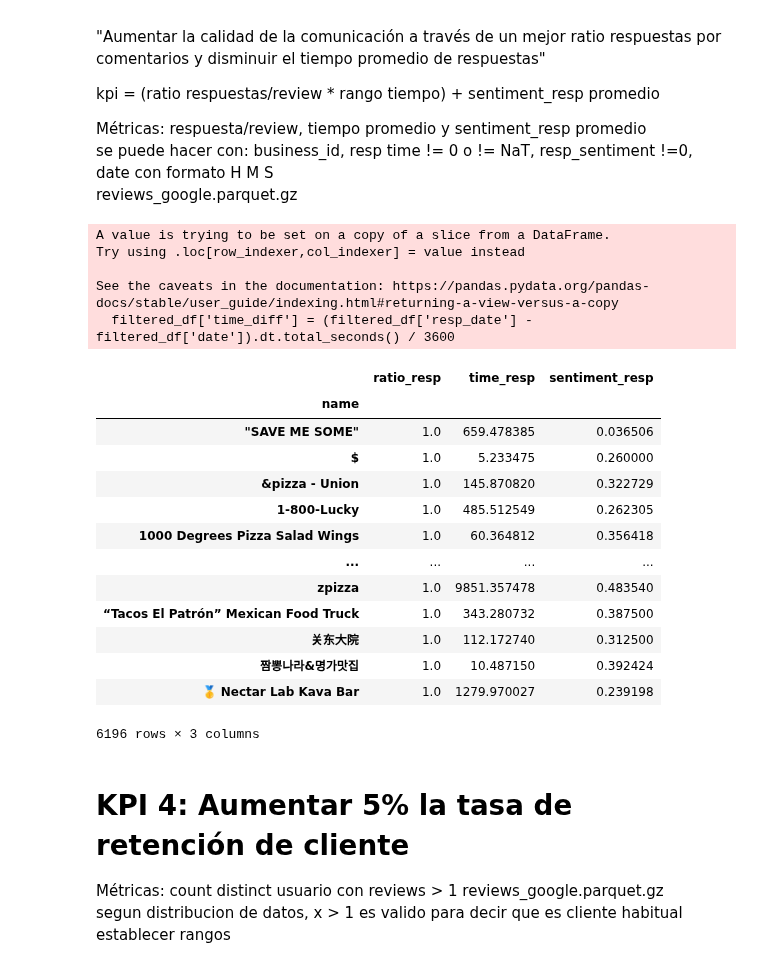
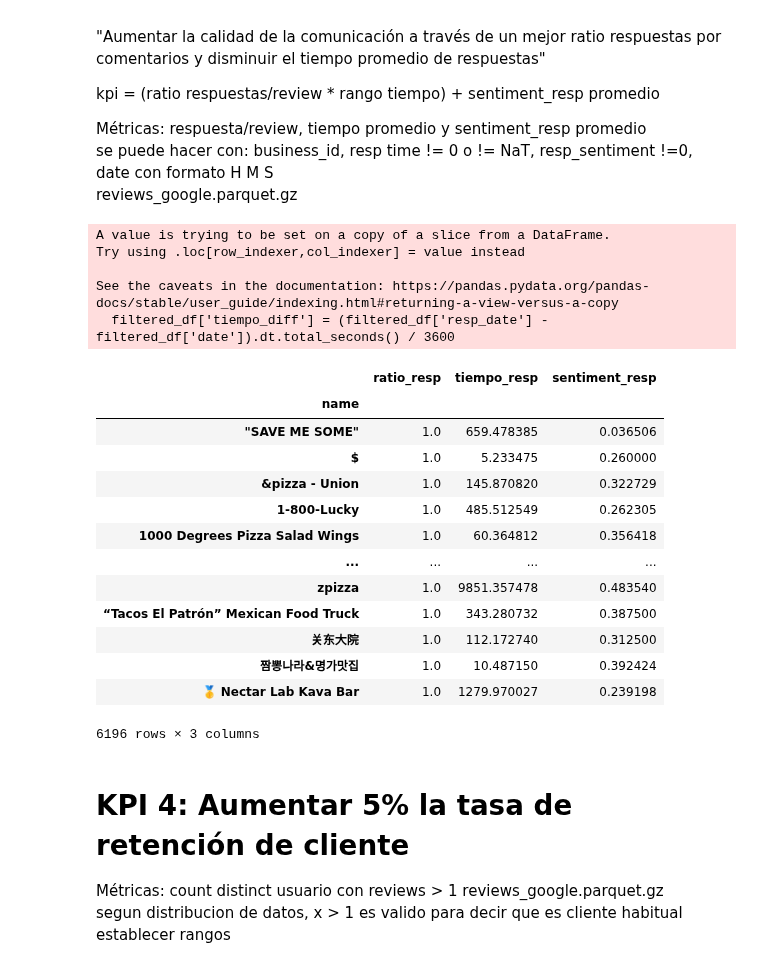
Before and after one commit to Paniceres/GP_Henry, a Jupyter notebook: etl-eda/eda_kpi.ipynb, the cells around one changed output. Saved outputs shown, nothing was run; the diff lists cells and outputs as text; code cells hidden in the pictures.

```diff
--- a/etl-eda/eda_kpi.ipynb
+++ b/etl-eda/eda_kpi.ipynb
@@ -202,40 +205,39 @@ Métricas: respuesta/review, tiempo promedio y sentiment_resp promedio
     se puede hacer con: business_id, resp time != 0 o != NaT, resp_sentiment !=0, date con formato H M S
     reviews_google.parquet.gz
 # %%
-# Convert 'date' and 'resp_date' to datetime format
+# Convertir 'date' y 'resp_date' al formato datetime
 df_rg['date'] = pd.to_datetime(df_rg['date'], format='%Y-%m-%d %H:%M:%S.%f', errors='coerce')
 df_rg['resp_date'] = pd.to_datetime(df_rg['resp_date'], format='%Y-%m-%d %H:%M:%S.%f', errors='coerce')
 
-# Merge dataframes on 'gmap_id'
+# Fusionar los dataframes en 'gmap_id'
 merged_df = pd.merge(df_rg, df_bg, on='gmap_id', how='inner')
 
-# Filter rows where 'resp_time' is not NaT
+# Filtrar las filas donde 'resp_time' no es NaT
 filtered_df = merged_df[~pd.isna(merged_df['resp_date'])]
 
-# Calculate response/review ratio
-response_review_ratio = filtered_df.groupby('name').size()
+# Calcular la ratio de respuesta/review
+ratio_resp_review = filtered_df.groupby('name').size()
 
-# Calculate time difference in hours
-filtered_df['time_diff'] = (filtered_df['resp_date'] - filtered_df['date']).dt.total_seconds() / 3600
+# Calcular la diferencia de tiempo en horas
+filtered_df['tiempo_diff'] = (filtered_df['resp_date'] - filtered_df['date']).dt.total_seconds() / 3600
 
-# Calculate average sentiment_resp
-average_sentiment_resp = filtered_df.groupby('name')['resp_sentiment'].mean()
+# Calcular el sentiment_resp promedio
+sentiment_resp_promedio = filtered_df.groupby('name')['resp_sentiment'].mean()
 
-# Display the results
+# Mostrar los resultados en un nuevo DataFrame
 result_df = pd.DataFrame({
-    'ratio_resp': response_review_ratio.values / filtered_df.groupby('name').size().values,
-    'time_resp': filtered_df.groupby('name')['time_diff'].mean(),
-    'sentiment_resp': average_sentiment_resp.values
+    'ratio_resp': ratio_resp_review.values / filtered_df.groupby('name').size().values,
+    'tiempo_resp': filtered_df.groupby('name')['tiempo_diff'].mean(),
+    'sentiment_resp': sentiment_resp_promedio.values
 })
-
 result_df
 # %% [output]
 A value is trying to be set on a copy of a slice from a DataFrame.
 Try using .loc[row_indexer,col_indexer] = value instead
 
 See the caveats in the documentation: https://pandas.pydata.org/pandas-docs/stable/user_guide/indexing.html#returning-a-view-versus-a-copy
-  filtered_df['time_diff'] = (filtered_df['resp_date'] - filtered_df['date']).dt.total_seconds() / 3600
+  filtered_df['tiempo_diff'] = (filtered_df['resp_date'] - filtered_df['date']).dt.total_seconds() / 3600
-|  | ratio_resp | time_resp | sentiment_resp |
+|  | ratio_resp | tiempo_resp | sentiment_resp |
 | name |  |  |  |
 | "SAVE ME SOME" | 1.0 | 659.478385 | 0.036506 |
 | $ | 1.0 | 5.233475 | 0.260000 |
```
Also changed, not shown: parts of 10 cells of this notebook.
